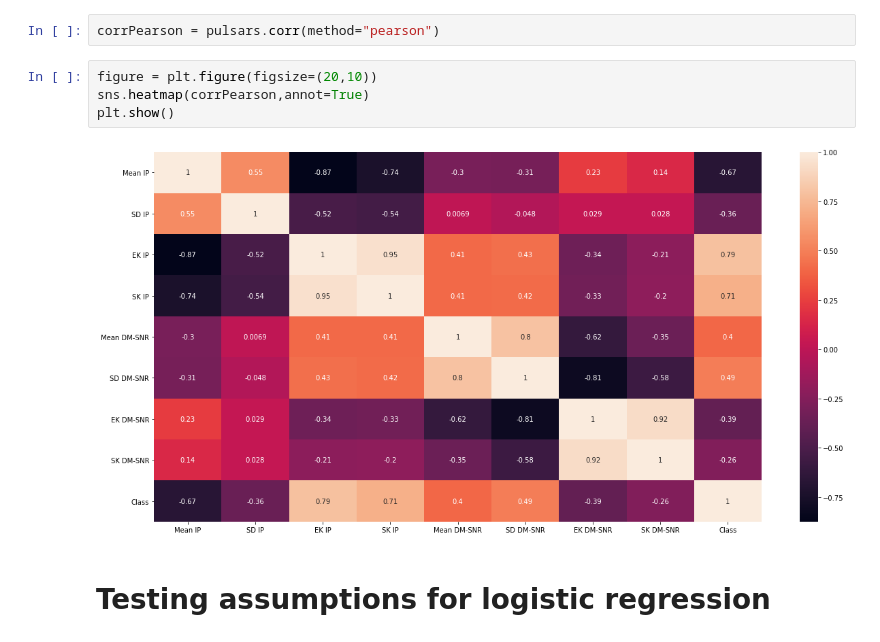
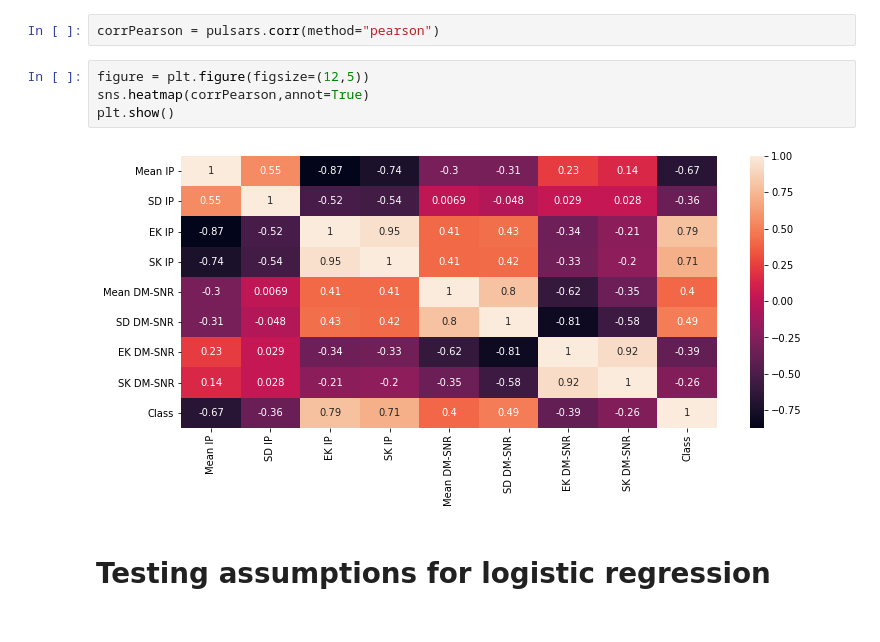
Before and after one commit to derrick-poage/Pulsar-prediction, a Jupyter notebook: Pulsar Prediction.ipynb, the cells around one changed output. Drawn from its saved outputs; the diff is of its cells as text.

```diff
--- a/Pulsar Prediction.ipynb
+++ b/Pulsar Prediction.ipynb
@@ -437,11 +437,11 @@ array([[<AxesSubplot:title={'center':'Mean IP'}>,
 # %%
 corrPearson = pulsars.corr(method="pearson")
 # %%
-figure = plt.figure(figsize=(20,10))
+figure = plt.figure(figsize=(12,5))
 sns.heatmap(corrPearson,annot=True)
 plt.show()
 # %% [output]
-[figure, old version]
+[figure, new version]
 # %% [markdown]
 # Testing assumptions for logistic regression
 # %% [markdown]
```
Also changed, not shown: parts of 29 cells of this notebook.
